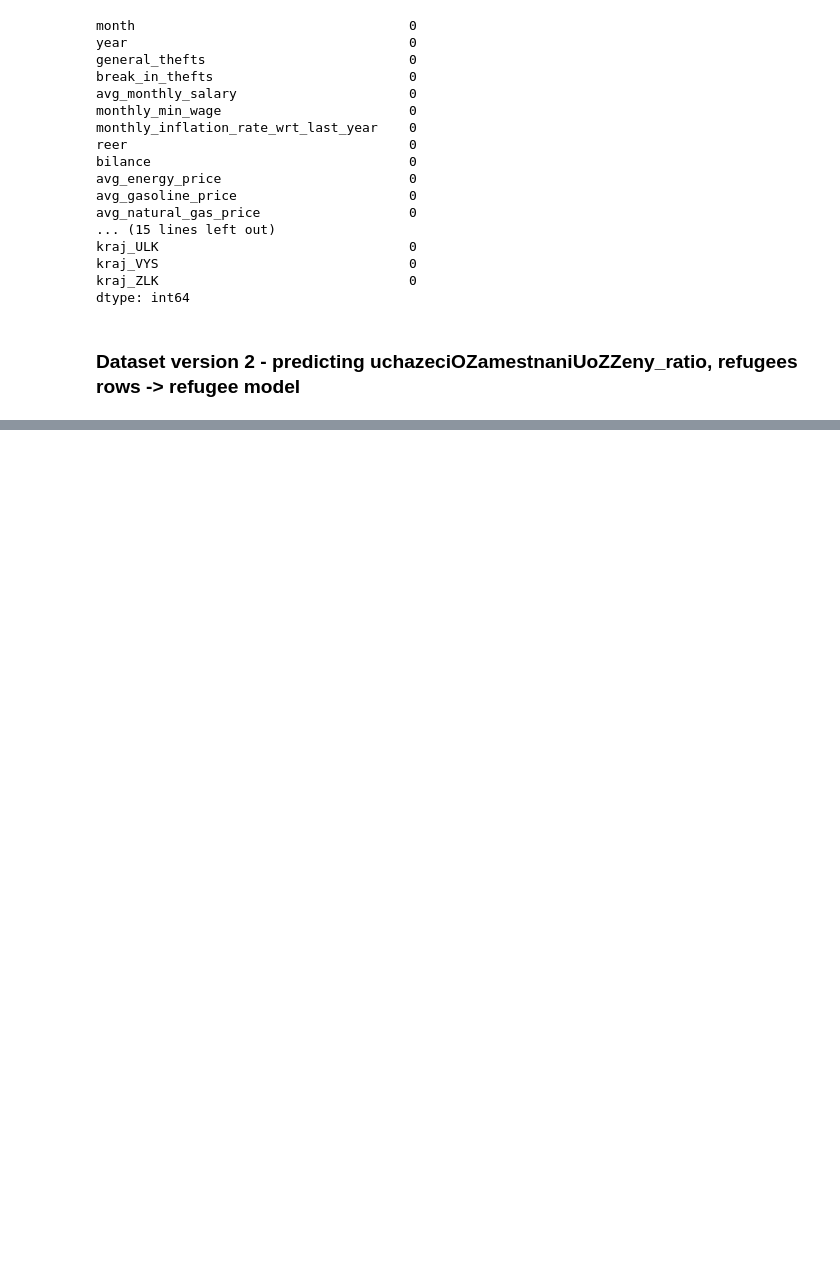
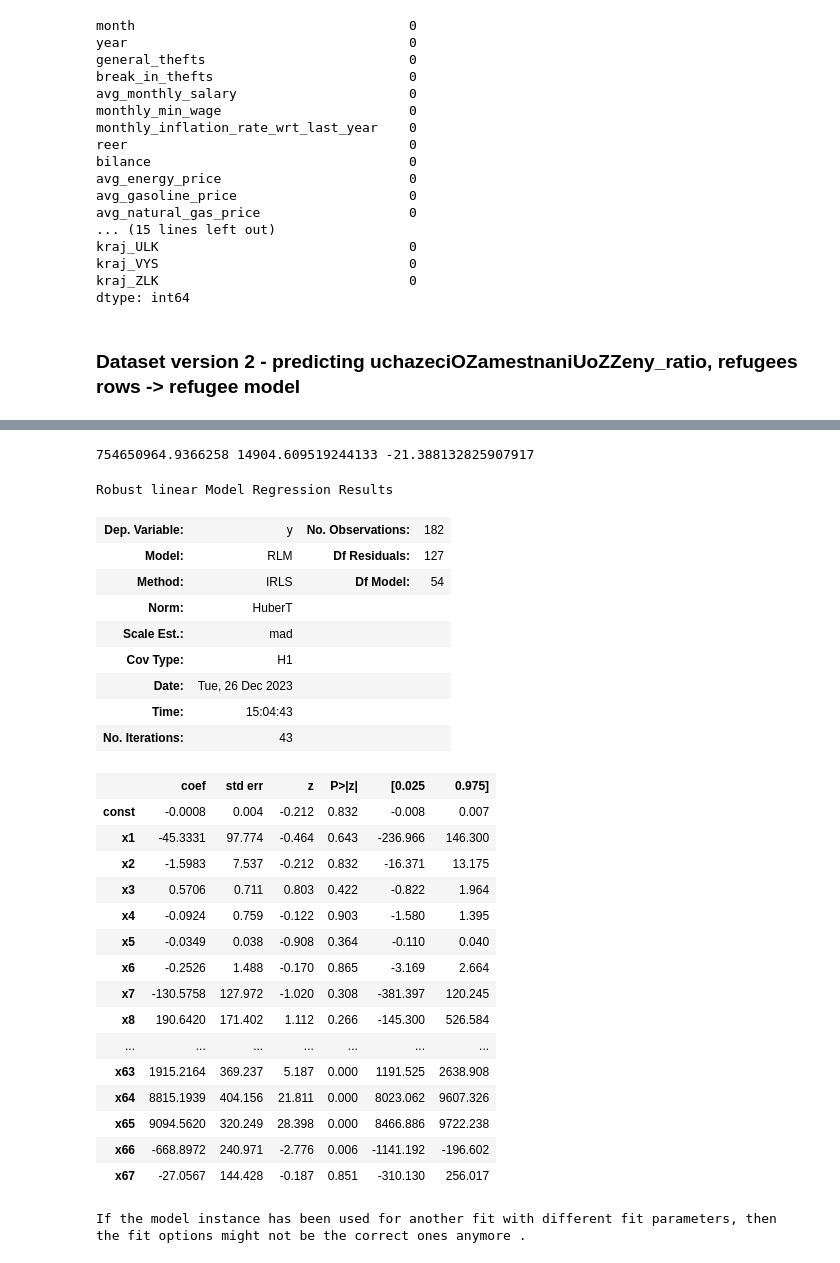
Before and after one commit to DianaKorladinova/SAN_Unemployment_Refugees, a Jupyter notebook: models/models2.ipynb, the cells around one changed output, grey strips where cells are left out. Drawn from its saved outputs; the diff is of its cells as text; code cells hidden in the pictures; blank space fills up the shorter version.

```diff
--- a/models/models2.ipynb
+++ b/models/models2.ipynb
@@ -163,0 +331,4 @@ dtype: int64
+# %%
+df22 = orig_df.drop(columns=drop_cols2)
+df22 = df22[(df22.year > 2022) | ((df22.year == 2022) & (df22.month > 2))]
+df22
@@ -169,0 +746,11 @@ dtype: int64
+# %%
+n_splits = len(df22) - 1
+n_splits
+y_col_name = "uchazeciOZamestnaniUoZZeny"
+X = df22.drop(columns=y_col_name)
+y = df22[y_col_name].to_numpy()
+
+q = 1
+exps = np.linspace(0, n_splits-1, num=n_splits)
+weights = np.flip(np.power(q, exps))
+weights
@@ -169,0 +857,13 @@ dtype: int64
+# %%
+from sklearn.model_selection import train_test_split
+import statsmodels.api as sma
+
+X = df22.drop(columns=y_col_name).to_numpy(dtype=float)
+X = sma.add_constant(X)
+y = df22[y_col_name].to_numpy()
+X_train, X_test, y_train, y_test = train_test_split(X, y, test_size=84, shuffle=False)
+
+#scaler = StandardScaler()
+#X_train = scaler.fit_transform(X_train)
+#X_test = scaler.transform(X_test)
+X
@@ -169,0 +884,44 @@ dtype: int64
+# %%
+from sklearn.metrics import r2_score
+
+
+#model = sma.OLS(endog=y_train, exog=X_train)
+model = sma.RLM(endog=y_train, exog=X_train, M=sma.robust.norms.HuberT())
+#fit = model.fit_regularized(alpha=best_alpha, L1_wt= 0)
+fit = model.fit()
+cmp = y_test, fit.predict(X_test)
+mse = mean_squared_error(*cmp)
+mae = mean_absolute_error(*cmp)
+r2 = r2_score(*cmp)
+
+print(mse, mae, r2)
+fit.summary()
+# %% [output]
+754650964.9366258 14904.609519244133 -21.388132825907917
+Robust linear Model Regression Results
+| Dep. Variable: | y | No. Observations: | 182 |
+| Model: | RLM | Df Residuals: | 127 |
+| Method: | IRLS | Df Model: | 54 |
+| Norm: | HuberT |  |  |
+| Scale Est.: | mad |  |  |
+| Cov Type: | H1 |  |  |
+| Date: | Tue, 26 Dec 2023 |  |  |
+| Time: | 15:04:43 |  |  |
+| No. Iterations: | 43 |  |  |
+|  | coef | std err | z | P>|z| | [0.025 | 0.975] |
+| const | -0.0008 | 0.004 | -0.212 | 0.832 | -0.008 | 0.007 |
+| x1 | -45.3331 | 97.774 | -0.464 | 0.643 | -236.966 | 146.300 |
+| x2 | -1.5983 | 7.537 | -0.212 | 0.832 | -16.371 | 13.175 |
+| x3 | 0.5706 | 0.711 | 0.803 | 0.422 | -0.822 | 1.964 |
+| x4 | -0.0924 | 0.759 | -0.122 | 0.903 | -1.580 | 1.395 |
+| x5 | -0.0349 | 0.038 | -0.908 | 0.364 | -0.110 | 0.040 |
+| x6 | -0.2526 | 1.488 | -0.170 | 0.865 | -3.169 | 2.664 |
+| x7 | -130.5758 | 127.972 | -1.020 | 0.308 | -381.397 | 120.245 |
+| x8 | 190.6420 | 171.402 | 1.112 | 0.266 | -145.300 | 526.584 |
+| ... | ... | ... | ... | ... | ... | ... |
+| x63 | 1915.2164 | 369.237 | 5.187 | 0.000 | 1191.525 | 2638.908 |
+| x64 | 8815.1939 | 404.156 | 21.811 | 0.000 | 8023.062 | 9607.326 |
+| x65 | 9094.5620 | 320.249 | 28.398 | 0.000 | 8466.886 | 9722.238 |
+| x66 | -668.8972 | 240.971 | -2.776 | 0.006 | -1141.192 | -196.602 |
+| x67 | -27.0567 | 144.428 | -0.187 | 0.851 | -310.130 | 256.017 |
+If the model instance has been used for another fit with different fit parameters, then the fit options might not be the correct ones anymore .
```
Also changed, not shown: parts of 85 cells of this notebook.
